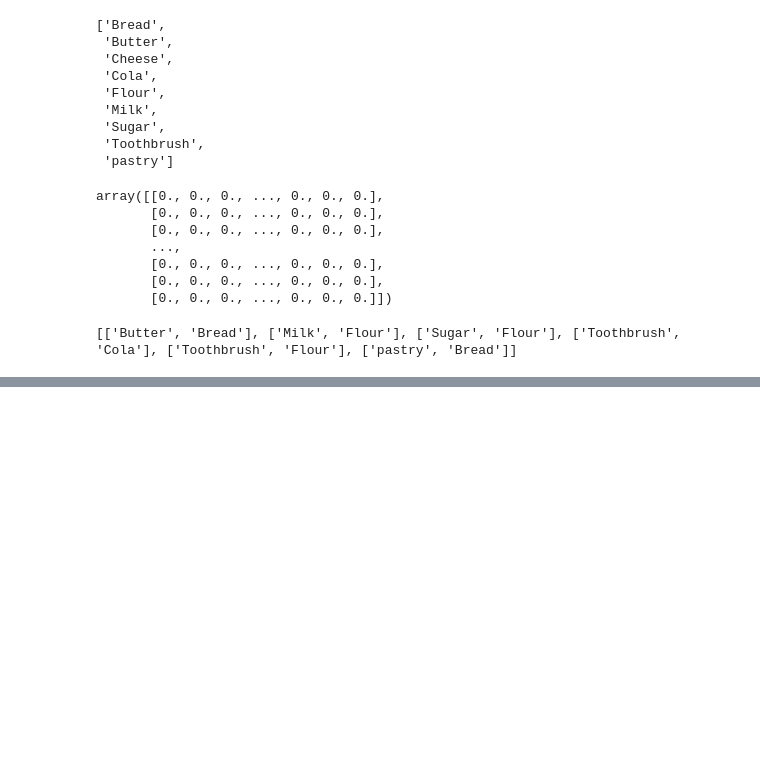
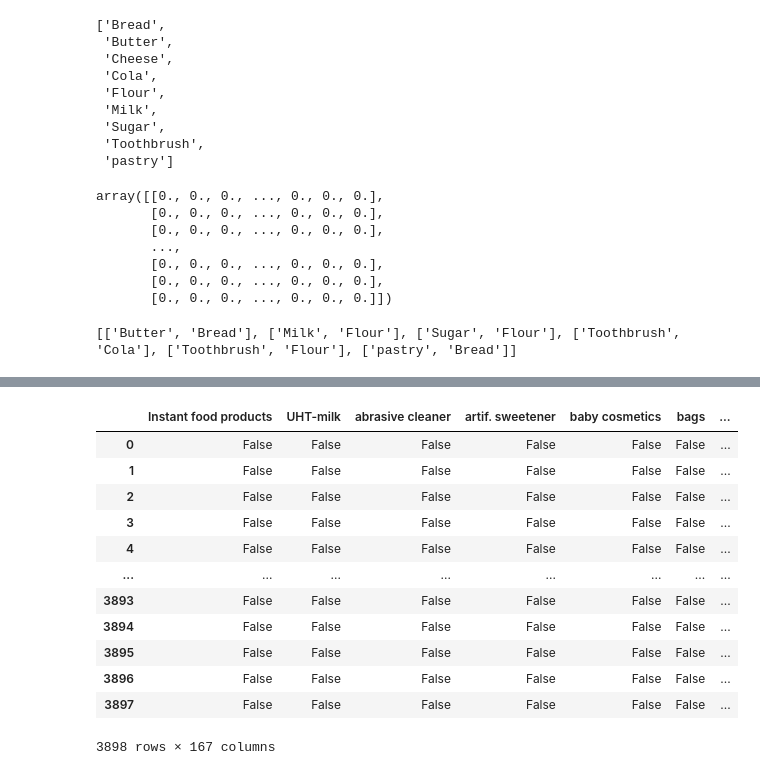
Before and after one commit to tinghui8576/DTU02807_Computational-Tools-for-Data-Science, a Jupyter notebook: Exc5/excercise.ipynb, the cells around one changed output, grey strips where cells are left out. Cells and saved outputs as stored; diff of their text form; code cells hidden in the pictures; blank space fills up the shorter version.

```diff
--- a/Exc5/excercise.ipynb
+++ b/Exc5/excercise.ipynb
@@ -83,0 +89,3 @@ print(pair_item)
+# %%
+data = pd.read_csv("Groceries_dataset.csv")
+data
@@ -83,0 +106,4 @@ print(pair_item)
+# %%
+bas = [list(i[1]["itemDescription"]) for i in list(data.groupby('Member_number'))]
+
+bas
@@ -83,0 +128,19 @@ print(pair_item)
+# %%
+te = TransactionEncoder()
+te_ary = te.fit(bas).transform(bas)
+df = pd.DataFrame(te_ary, columns=te.columns_)
+df
+# %% [output]
+|  | Instant food products | UHT-milk | abrasive cleaner | artif. sweetener | baby cosmetics | bags | ... |
+| 0 | False | False | False | False | False | False | ... |
+| 1 | False | False | False | False | False | False | ... |
+| 2 | False | False | False | False | False | False | ... |
+| 3 | False | False | False | False | False | False | ... |
+| 4 | False | False | False | False | False | False | ... |
+| ... | ... | ... | ... | ... | ... | ... | ... |
+| 3893 | False | False | False | False | False | False | ... |
+| 3894 | False | False | False | False | False | False | ... |
+| 3895 | False | False | False | False | False | False | ... |
+| 3896 | False | False | False | False | False | False | ... |
+| 3897 | False | False | False | False | False | False | ... |
+3898 rows × 167 columns
```
Also changed, not shown: parts of 5 cells of this notebook, 3 other files.
